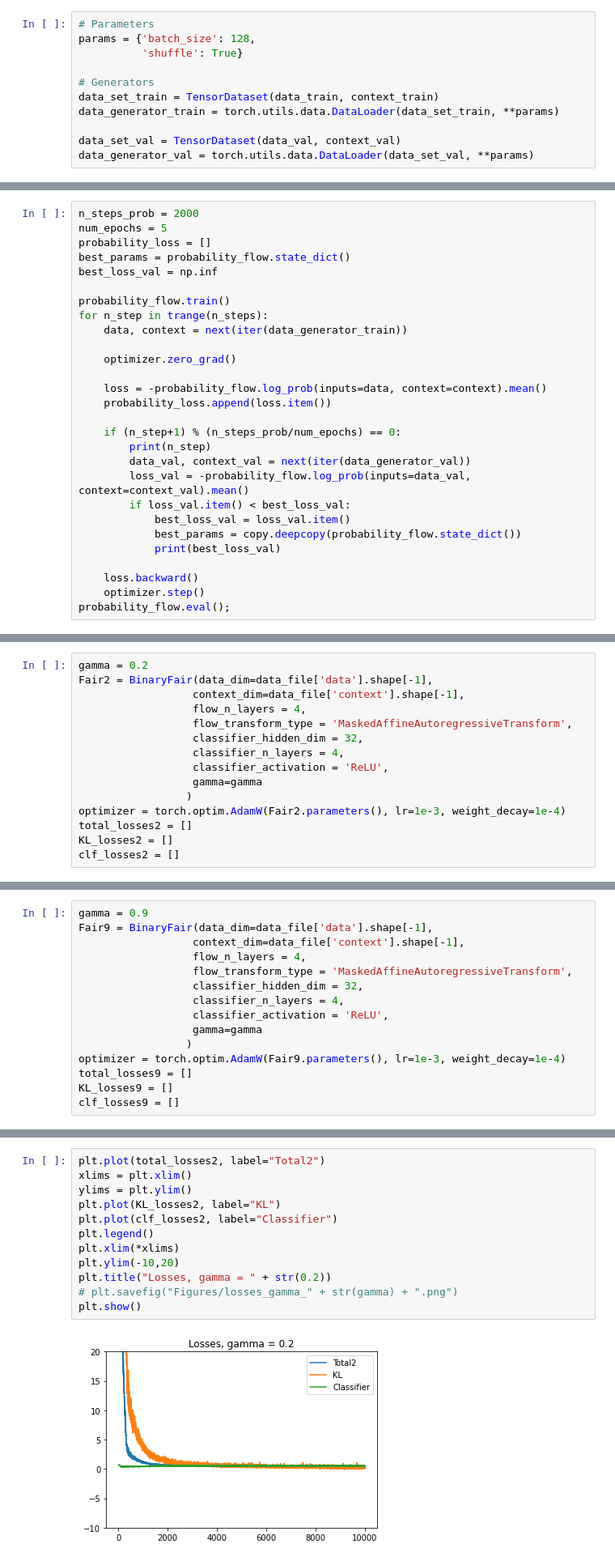
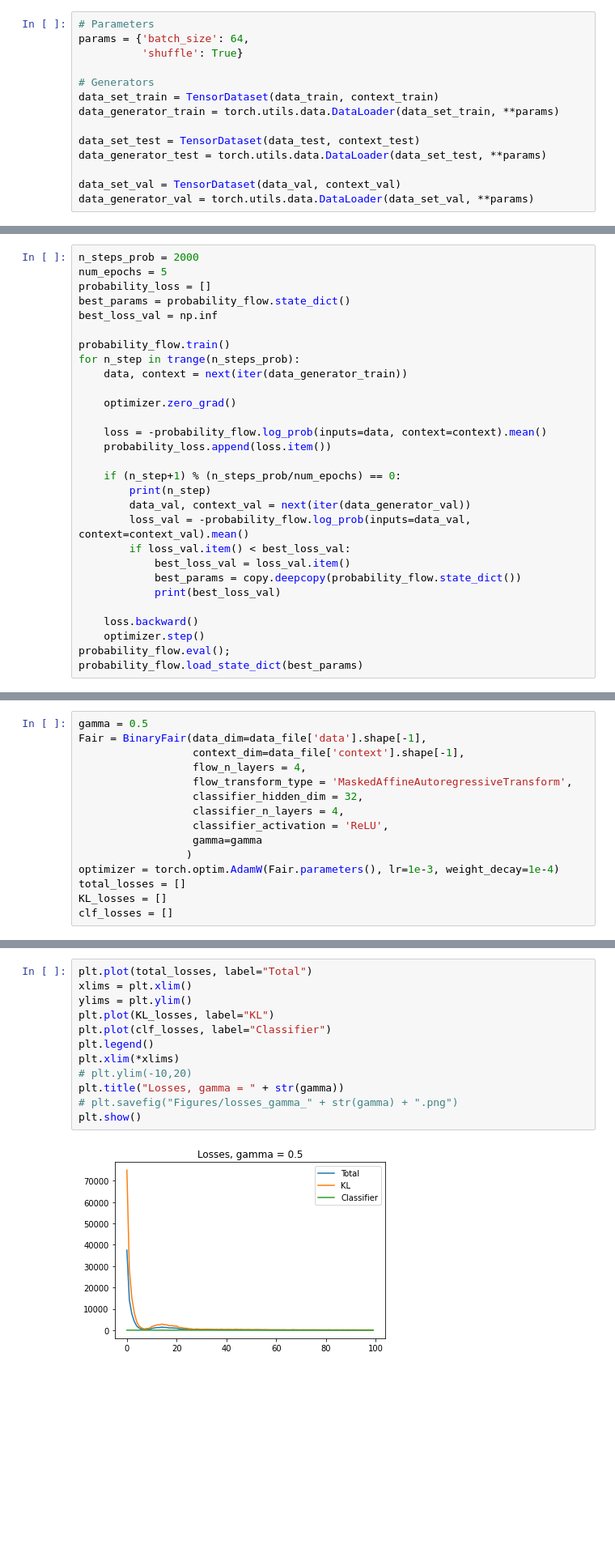
Before and after one commit to jtamanas/FNF4HEP, a Jupyter notebook: CrimeExample.ipynb, the cells around one changed output, grey strips where cells are left out. Shown at 81% size. Drawn from its saved outputs; the diff is of its cells as text; blank space fills up the shorter version.

```diff
--- a/CrimeExample.ipynb
+++ b/CrimeExample.ipynb
@@ -83,13 +83,16 @@ label_1_set_val = TensorDataset(data_1_val, labels_1_val, context_1_val)
 label_1_generator_val = torch.utils.data.DataLoader(label_1_set_val, **params)
 # %%
 # Parameters
-params = {'batch_size': 128,
+params = {'batch_size': 64,
           'shuffle': True}
 
 # Generators
 data_set_train = TensorDataset(data_train, context_train)
 data_generator_train = torch.utils.data.DataLoader(data_set_train, **params)
 
+data_set_test = TensorDataset(data_test, context_test)
+data_generator_test = torch.utils.data.DataLoader(data_set_test, **params)
+
 data_set_val = TensorDataset(data_val, context_val)
 data_generator_val = torch.utils.data.DataLoader(data_set_val, **params)
 # %%
@@ -107,7 +110,7 @@ best_params = probability_flow.state_dict()
 best_loss_val = np.inf
 
 probability_flow.train()
-for n_step in trange(n_steps):
+for n_step in trange(n_steps_prob):
     data, context = next(iter(data_generator_train))
 
     optimizer.zero_grad()
@@ -127,5 +130,6 @@ for n_step in trange(n_steps):
     loss.backward()
     optimizer.step()
 probability_flow.eval();
+probability_flow.load_state_dict(best_params)
 # %% [output]
 399
@@ -161,6 +167,6 @@ plt.scatter(*catData_embedded.T, c=catLabel, alpha=0.1, cmap='coolwarm')
 # %%
-gamma = 0.2
-Fair2 = BinaryFair(data_dim=data_file['data'].shape[-1],
+gamma = 0.5
+Fair = BinaryFair(data_dim=data_file['data'].shape[-1],
                   context_dim=data_file['context'].shape[-1],
                   flow_n_layers = 4,
                   flow_transform_type = 'MaskedAffineAutoregressiveTransform',
@@ -169,8 +175,8 @@ Fair2 = BinaryFair(data_dim=data_file['data'].shape[-1],
                   classifier_activation = 'ReLU',
                   gamma=gamma
                  )
-optimizer = torch.optim.AdamW(Fair2.parameters(), lr=1e-3, weight_decay=1e-4)
-total_losses2 = []
-KL_losses2 = []
-clf_losses2 = []
+optimizer = torch.optim.AdamW(Fair.parameters(), lr=1e-3, weight_decay=1e-4)
+total_losses = []
+KL_losses = []
+clf_losses = []
 # %%
@@ -194,15 +220,0 @@ Fair2.eval();
-# %%
-gamma = 0.9
-Fair9 = BinaryFair(data_dim=data_file['data'].shape[-1],
-                  context_dim=data_file['context'].shape[-1],
-                  flow_n_layers = 4,
-                  flow_transform_type = 'MaskedAffineAutoregressiveTransform',
-                  classifier_hidden_dim = 32,
-                  classifier_n_layers = 4,
-                  classifier_activation = 'ReLU',
-                  gamma=gamma
-                 )
-optimizer = torch.optim.AdamW(Fair9.parameters(), lr=1e-3, weight_decay=1e-4)
-total_losses9 = []
-KL_losses9 = []
-clf_losses9 = []
@@ -227,14 +221,14 @@ Fair9.eval();
 # %%
-plt.plot(total_losses2, label="Total2")
+plt.plot(total_losses, label="Total")
 xlims = plt.xlim()
 ylims = plt.ylim()
-plt.plot(KL_losses2, label="KL")
-plt.plot(clf_losses2, label="Classifier")
+plt.plot(KL_losses, label="KL")
+plt.plot(clf_losses, label="Classifier")
 plt.legend()
 plt.xlim(*xlims)
-plt.ylim(-10,20)
-plt.title("Losses, gamma = " + str(0.2))
+# plt.ylim(-10,20)
+plt.title("Losses, gamma = " + str(gamma))
 # plt.savefig("Figures/losses_gamma_" + str(gamma) + ".png")
 plt.show()
 # %% [output]
-[figure, old version]
+[figure, new version]
```
Also changed, not shown: parts of 11 cells of this notebook, 12 other files.
